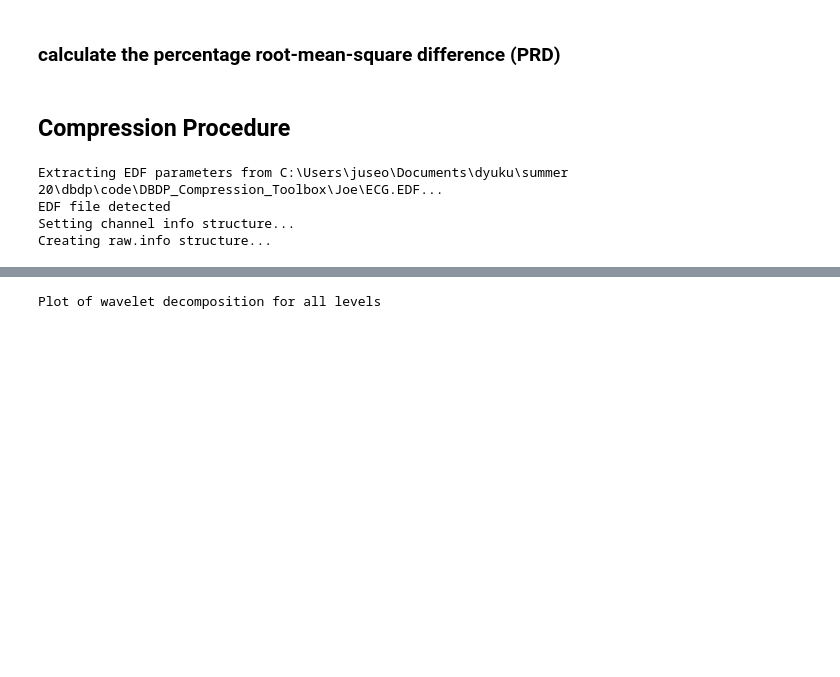
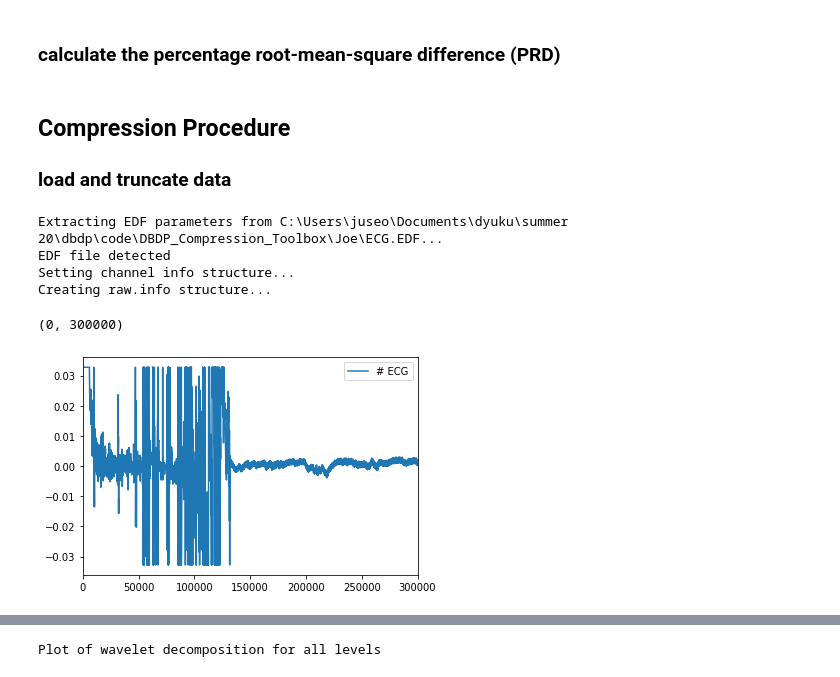
Before and after one commit to DigitalBiomarkerDiscoveryPipeline/Data-Compression-Toolbox, a Jupyter notebook: Joe/Wavelet-Based ECG Compression.ipynb, the cells around one changed output, grey strips where cells are left out. Saved outputs shown, nothing was run; the diff lists cells and outputs as text; code cells hidden in the pictures; blank space fills up the shorter version.

```diff
--- a/Joe/Wavelet-Based ECG Compression.ipynb
+++ b/Joe/Wavelet-Based ECG Compression.ipynb
@@ -796,4 +866,5 @@ def calculate_PRD(orig_sig, reconstructed_sig):
     return PRD
 # %% [markdown]
 ## Compression Procedure
+### load and truncate data
 # %%
@@ -815,3 +885,10 @@ Extracting EDF parameters from C:\Users\juseo\Documents\dyuku\summer 20\dbdp\cod
 EDF file detected
 Setting channel info structure...
 Creating raw.info structure...
+# %%
+df.plot()
+plt.xlim(0,300000)
+#choose approximately 150000
+# %% [output]
+(0, 300000)
+[figure, added]
```
Also changed, not shown: parts of 32 cells of this notebook, 1 other file.
